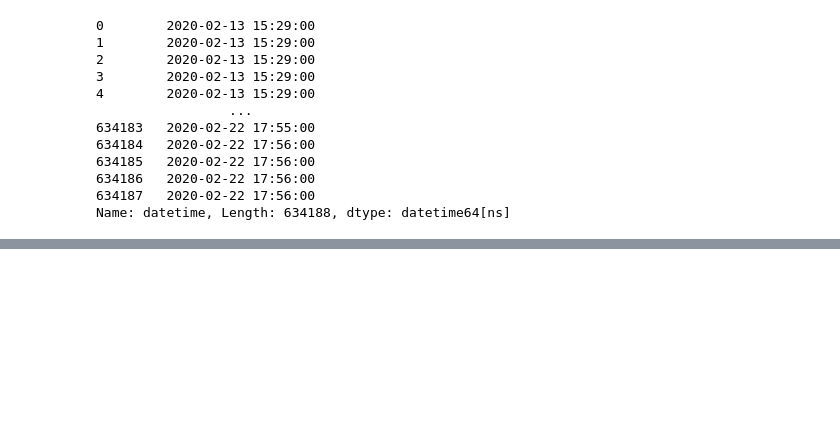
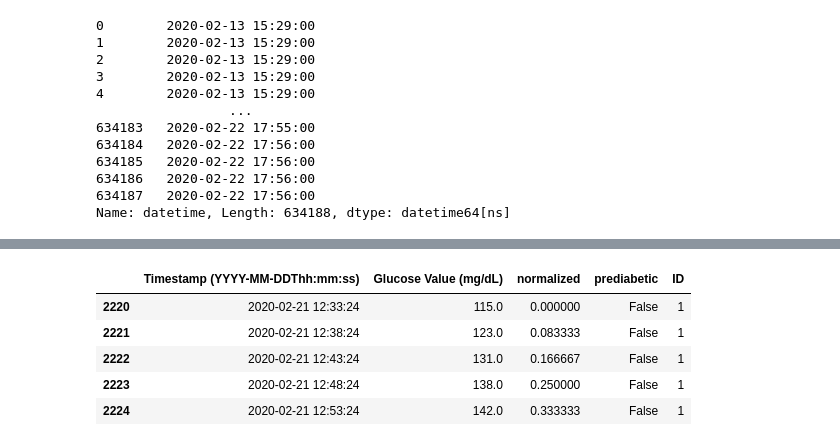
Before and after one commit to KrazyKats/glycemic_charts, a Jupyter notebook: eda.ipynb, the cells around one changed output, grey strips where cells are left out. Drawn from its saved outputs; the diff is of its cells as text; code cells hidden in the pictures; blank space fills up the shorter version.

```diff
--- a/eda.ipynb
+++ b/eda.ipynb
@@ -125,0 +162,41 @@ ValueError: Mime type rendering requires nbformat>=4.2.0 but it is not installed
+# %%
+# Create plotting df
+gc_df = pd.DataFrame()
+# For each patient
+for i, v in enumerate(patients):
+    # Find their highest carb meal and time of meal
+    highest_carb = food[i]["total_carb"].idxmax()
+    time_start = pd.to_datetime(food[i].loc[highest_carb]["time_begin"])
+    time_end = time_start + pd.Timedelta(hours=2)
+
+    # Query df to have only glucose from this period
+    temp_dex = dex[i].copy()
+    temp_dex = temp_dex[(dex[i]["Timestamp (YYYY-MM-DDThh:mm:ss)"] > time_start) &
+                      (dex[i]["Timestamp (YYYY-MM-DDThh:mm:ss)"] < time_end)]
+
+    # Normalize the times
+    temp_dex["normalized"] = (
+        (temp_dex['Timestamp (YYYY-MM-DDThh:mm:ss)'] - temp_dex['Timestamp (YYYY-MM-DDThh:mm:ss)'].min()) / pd.Timedelta(hours=1)
+    )
+
+    # Add marker for prediabeticness
+    prediabetic = False
+    if key[key["ID"] == v]["HbA1c"].iloc[0] > 5.7:
+        prediabetic = True
+
+    prediabetic_col = [prediabetic] * temp_dex.shape[0]
+    id_col = [v] * temp_dex.shape[0]
+    temp_dex["prediabetic"] = prediabetic_col
+    temp_dex["ID"] = id_col
+
+    # Append to df
+    gc_df = pd.concat([gc_df, temp_dex])
+
+gc_df.head()
+# %% [output]
+|  | Timestamp (YYYY-MM-DDThh:mm:ss) | Glucose Value (mg/dL) | normalized | prediabetic | ID |
+| 2220 | 2020-02-21 12:33:24 | 115.0 | 0.000000 | False | 1 |
+| 2221 | 2020-02-21 12:38:24 | 123.0 | 0.083333 | False | 1 |
+| 2222 | 2020-02-21 12:43:24 | 131.0 | 0.166667 | False | 1 |
+| 2223 | 2020-02-21 12:48:24 | 138.0 | 0.250000 | False | 1 |
+| 2224 | 2020-02-21 12:53:24 | 142.0 | 0.333333 | False | 1 |
```
Also changed, not shown: parts of 9 cells of this notebook, 3 other files.
